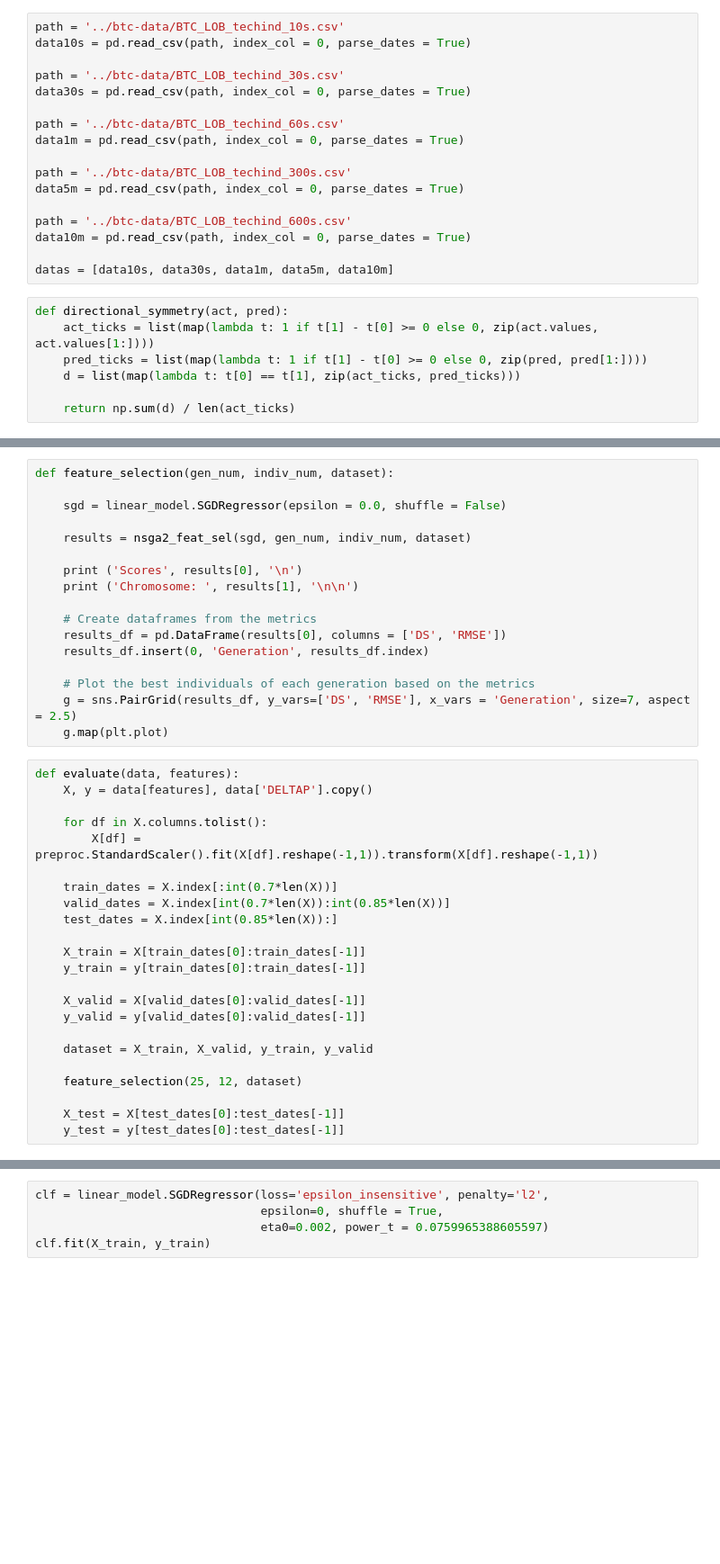
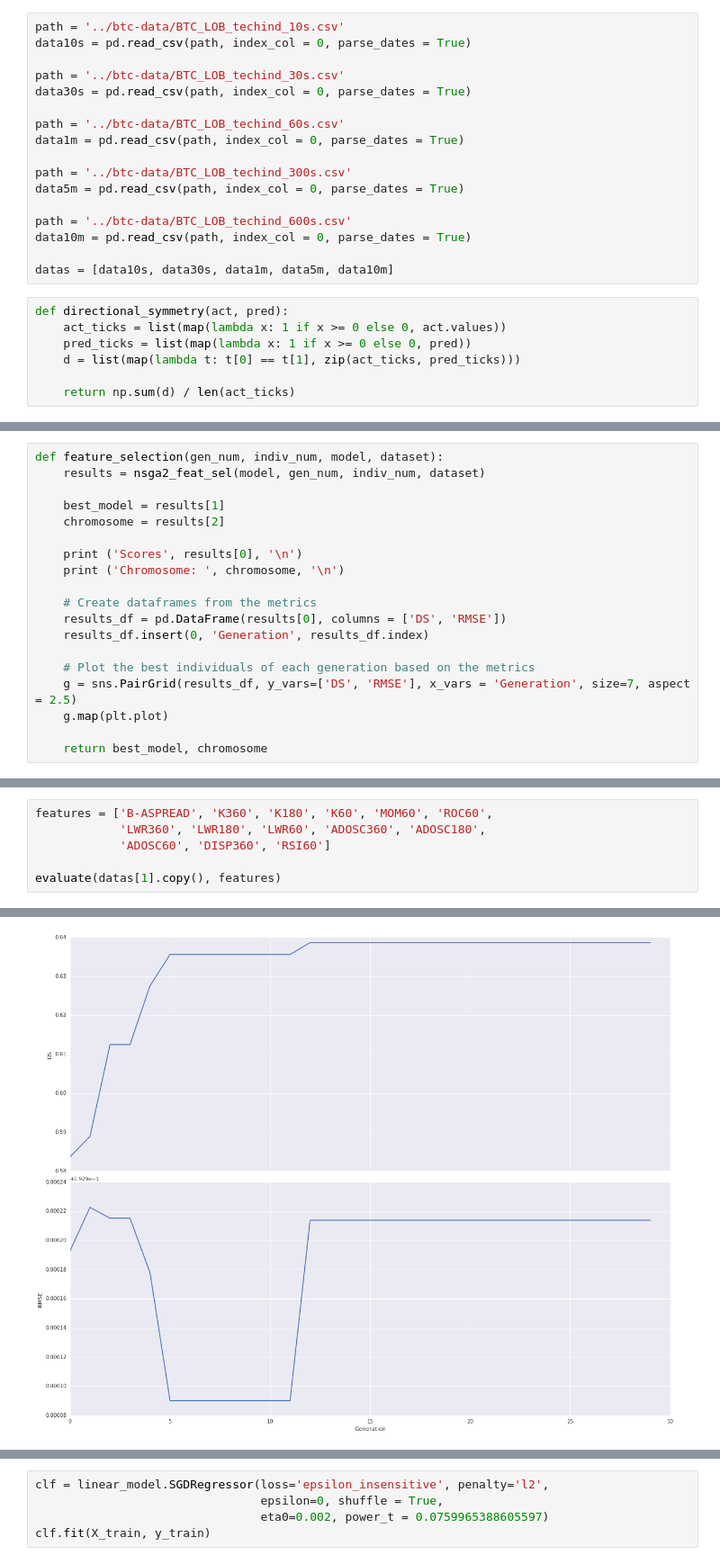
Before and after one commit to Lucsanszky/btc-price-prediction, a Jupyter notebook: data-analysis/support-vector-regression.ipynb, the cells around one changed output, grey strips where cells are left out. Shown at 90% size. Cells and saved outputs as stored; diff of their text form; blank space fills up the shorter version.

```diff
--- a/data-analysis/support-vector-regression.ipynb
+++ b/data-analysis/support-vector-regression.ipynb
@@ -68,8 +65,8 @@ data10m = pd.read_csv(path, index_col = 0, parse_dates = True)
 datas = [data10s, data30s, data1m, data5m, data10m]
 # %%
 def directional_symmetry(act, pred):
-    act_ticks = list(map(lambda t: 1 if t[1] - t[0] >= 0 else 0, zip(act.values, act.values[1:])))
-    pred_ticks = list(map(lambda t: 1 if t[1] - t[0] >= 0 else 0, zip(pred, pred[1:])))
+    act_ticks = list(map(lambda x: 1 if x >= 0 else 0, act.values))
+    pred_ticks = list(map(lambda x: 1 if x >= 0 else 0, pred))
     d = list(map(lambda t: t[0] == t[1], zip(act_ticks, pred_ticks)))
 
     return np.sum(d) / len(act_ticks)
@@ -173,12 +150,12 @@ def nsga2_feat_sel(method, gen_num, indiv_num, dataset):
 # %%
-def feature_selection(gen_num, indiv_num, dataset):
+def feature_selection(gen_num, indiv_num, model, dataset):
+    results = nsga2_feat_sel(model, gen_num, indiv_num, dataset)
 
-    sgd = linear_model.SGDRegressor(epsilon = 0.0, shuffle = False)
-
-    results = nsga2_feat_sel(sgd, gen_num, indiv_num, dataset)
+    best_model = results[1]
+    chromosome = results[2]
 
     print ('Scores', results[0], '\n')
-    print ('Chromosome: ', results[1], '\n\n')
+    print ('Chromosome: ', chromosome, '\n')
 
     # Create dataframes from the metrics
     results_df = pd.DataFrame(results[0], columns = ['DS', 'RMSE'])
@@ -187,26 +164,5 @@ def feature_selection(gen_num, indiv_num, dataset):
     # Plot the best individuals of each generation based on the metrics
     g = sns.PairGrid(results_df, y_vars=['DS', 'RMSE'], x_vars = 'Generation', size=7, aspect = 2.5)
     g.map(plt.plot)
+
+    return best_model, chromosome
-# %%
-def evaluate(data, features):
-    X, y = data[features], data['DELTAP'].copy()
-
-    for df in X.columns.tolist():
-        X[df] = preproc.StandardScaler().fit(X[df].reshape(-1,1)).transform(X[df].reshape(-1,1))
-
-    train_dates = X.index[:int(0.7*len(X))]
-    valid_dates = X.index[int(0.7*len(X)):int(0.85*len(X))]
-    test_dates = X.index[int(0.85*len(X)):]
-
-    X_train = X[train_dates[0]:train_dates[-1]]
-    y_train = y[train_dates[0]:train_dates[-1]]
-
-    X_valid = X[valid_dates[0]:valid_dates[-1]]
-    y_valid = y[valid_dates[0]:valid_dates[-1]]
-
-    dataset = X_train, X_valid, y_train, y_valid
-
-    feature_selection(25, 12, dataset)
-
-    X_test = X[test_dates[0]:test_dates[-1]]
-    y_test = y[test_dates[0]:test_dates[-1]]
@@ -308,0 +290,7 @@ print(rmse_train)
+# %%
+features = ['B-ASPREAD', 'K360', 'K180', 'K60', 'MOM60', 'ROC60',
+            'LWR360', 'LWR180', 'LWR60', 'ADOSC360', 'ADOSC180',
+            'ADOSC60', 'DISP360', 'RSI60']
+
+evaluate(datas[1].copy(), features)
+# %% [output]
@@ -308,0 +330 @@ print(rmse_train)
+[figure, added]
```
Also changed, not shown: parts of 20 cells of this notebook, 2 other files.
